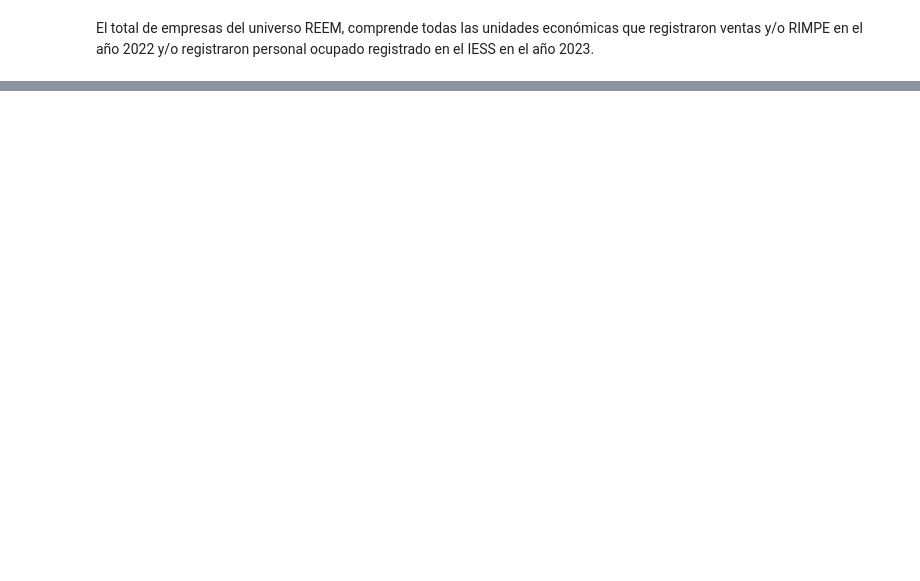
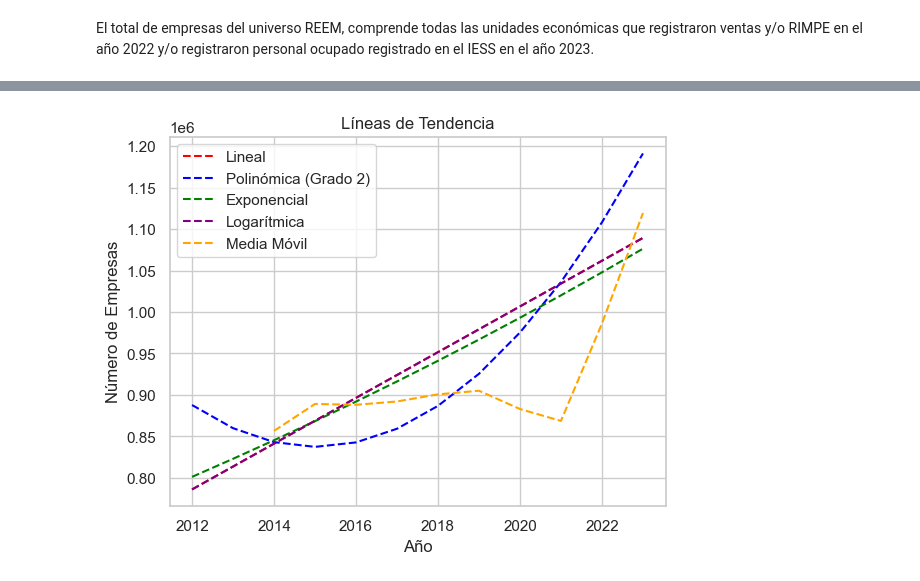
Before and after one commit to alexpin/Scraping_projec, a Jupyter notebook: notebooks/inec.ipynb, the cells around one changed output, grey strips where cells are left out. Cells and saved outputs as stored; diff of their text form; code cells hidden in the pictures; blank space fills up the shorter version.

```diff
--- a/notebooks/inec.ipynb
+++ b/notebooks/inec.ipynb
@@ -466,0 +552,39 @@ El total de empresas del universo REEM, comprende todas las unidades económicas
+# %%
+# Datos de ejemplo
+x = processed_totalEmp['año']
+y = processed_totalEmp['Nro Empresas']
+
+# Línea Recta
+z1 = np.polyfit(x, y, 1)
+p1 = np.poly1d(z1)
+plt.plot(x, p1(x), linestyle='--', color='red', label='Lineal')
+
+# Polinómica (Grado 2)
+z2 = np.polyfit(x, y, 2)
+p2 = np.poly1d(z2)
+plt.plot(x, p2(x), linestyle='--', color='blue', label='Polinómica (Grado 2)')
+
+# Exponencial
+z3 = np.polyfit(x, np.log(y), 1)
+p3 = np.poly1d(z3)
+plt.plot(x, np.exp(p3(x)), linestyle='--', color='green', label='Exponencial')
+
+# Logarítmica
+z4 = np.polyfit(np.log(x), y, 1)
+p4 = np.poly1d(z4)
+plt.plot(x, p4(np.log(x)), linestyle='--', color='purple', label='Logarítmica')
+
+# Media Móvil
+processed_totalEmp['Media Móvil'] = processed_totalEmp['Nro Empresas'].rolling(window=3).mean()
+plt.plot(processed_totalEmp['año'], processed_totalEmp['Media Móvil'], linestyle='--', color='orange', label='Media Móvil')
+
+# Añadir títulos y etiquetas
+plt.title('Líneas de Tendencia')
+plt.xlabel('Año')
+plt.ylabel('Número de Empresas')
+plt.legend()
+
+# Mostrar la gráfica
+plt.show()
+# %% [output]
+[figure, added]
```
Also changed, not shown: parts of 13 cells of this notebook, 2 other files.
